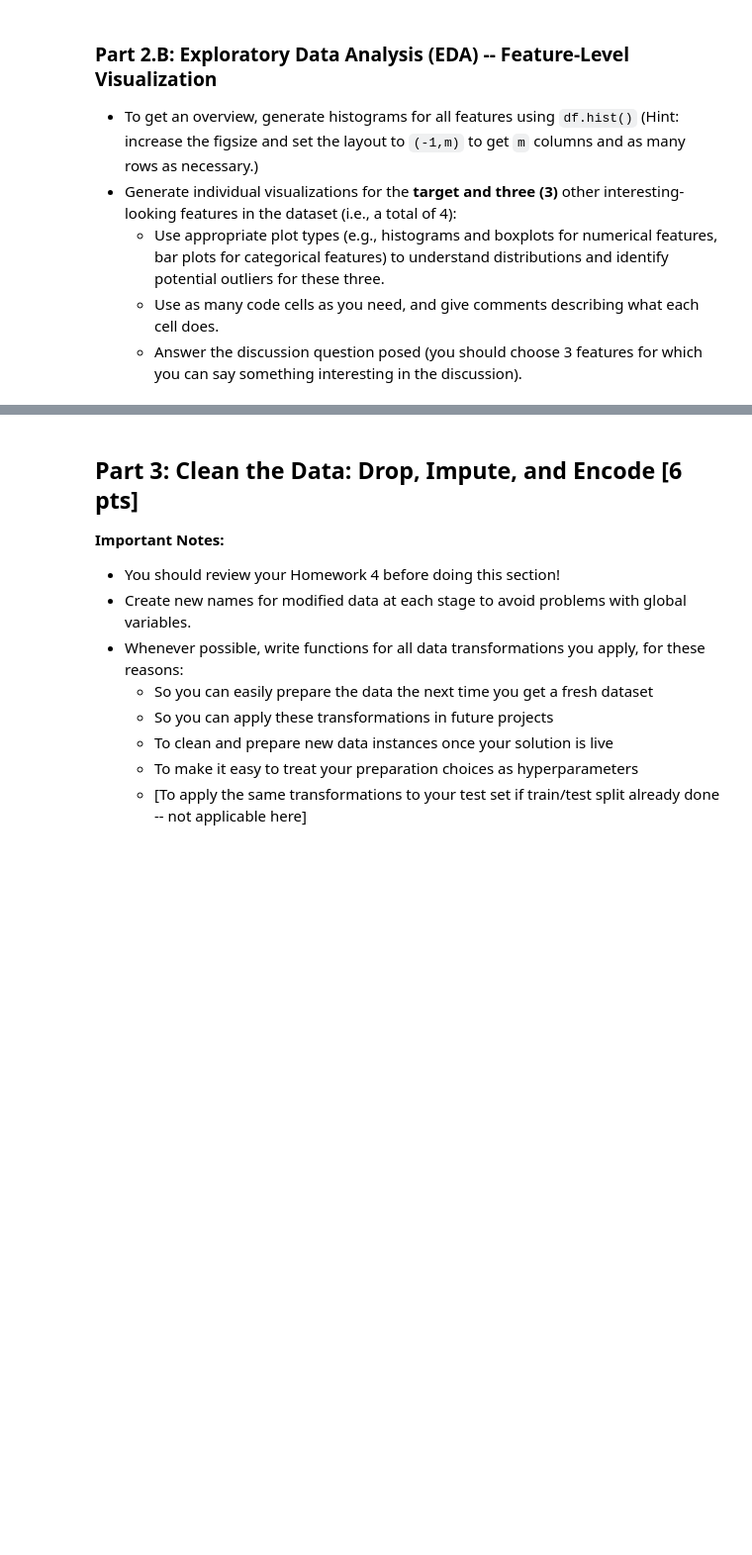
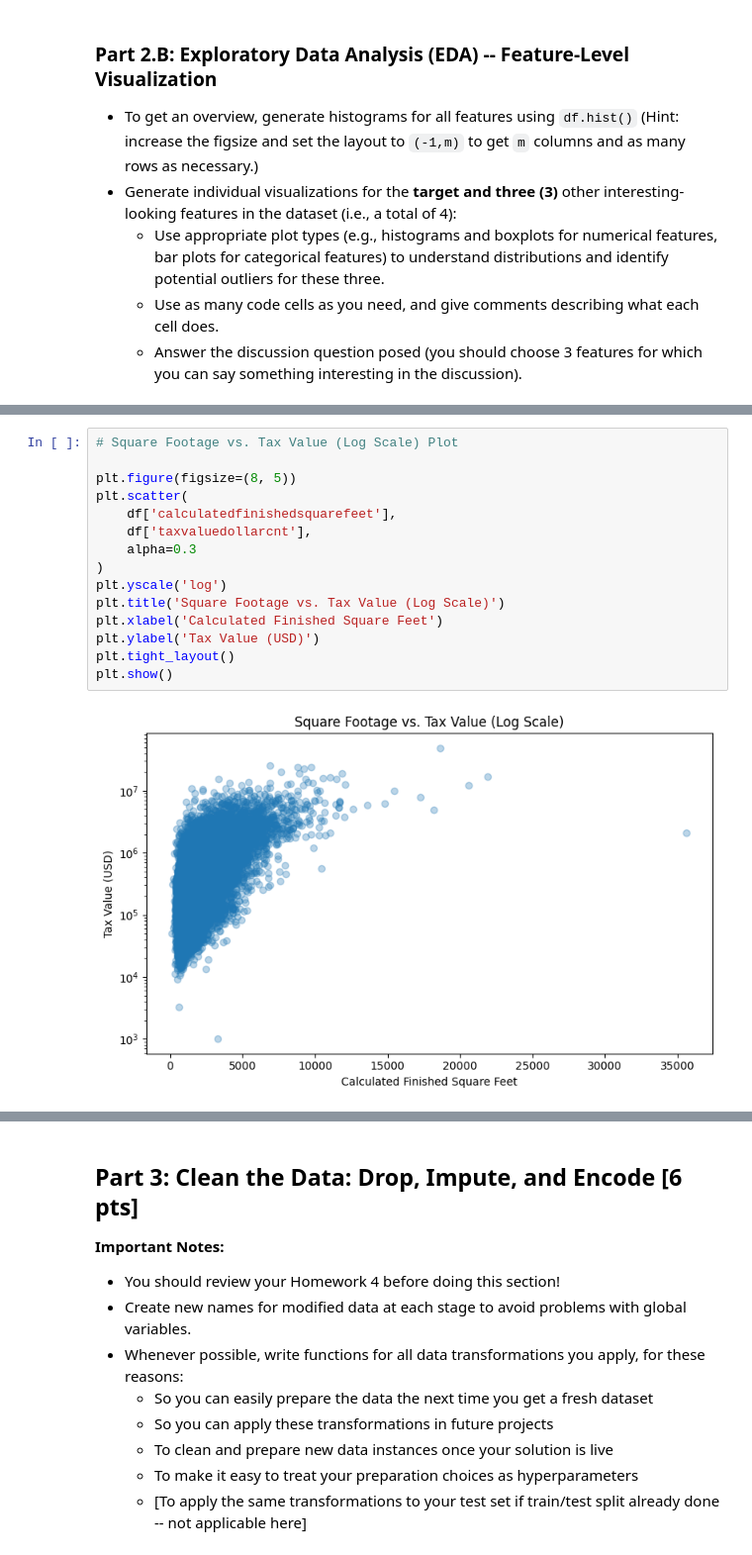
Before and after one commit to tbeerio/DX603-Milestone-1, a Jupyter notebook: Milestone_01.ipynb, the cells around one changed output, grey strips where cells are left out. Shown at 99% size. Cells and saved outputs as stored; diff of their text form; blank space fills up the shorter version.

```diff
--- a/Milestone_01.ipynb
+++ b/Milestone_01.ipynb
@@ -339,0 +365,17 @@ Similarly, features like `latitude`, `longitude`, and `regionidneighborhood` hav
+# %%
+# Square Footage vs. Tax Value (Log Scale) Plot
+
+plt.figure(figsize=(8, 5))
+plt.scatter(
+    df['calculatedfinishedsquarefeet'],
+    df['taxvaluedollarcnt'],
+    alpha=0.3
+)
+plt.yscale('log')
+plt.title('Square Footage vs. Tax Value (Log Scale)')
+plt.xlabel('Calculated Finished Square Feet')
+plt.ylabel('Tax Value (USD)')
+plt.tight_layout()
+plt.show()
+# %% [output]
+[figure, added]
```
Also changed, not shown: parts of 7 cells of this notebook.
